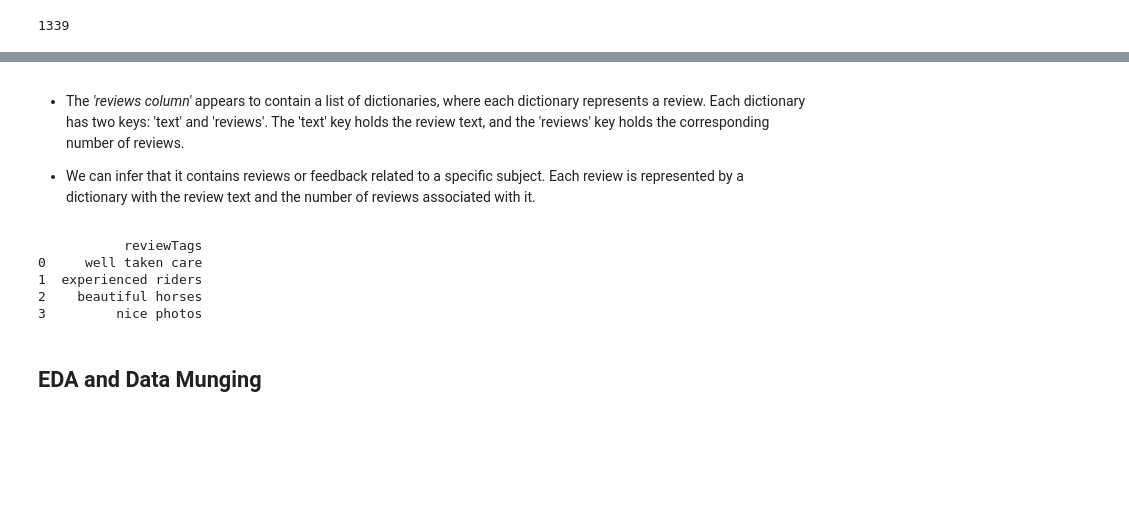
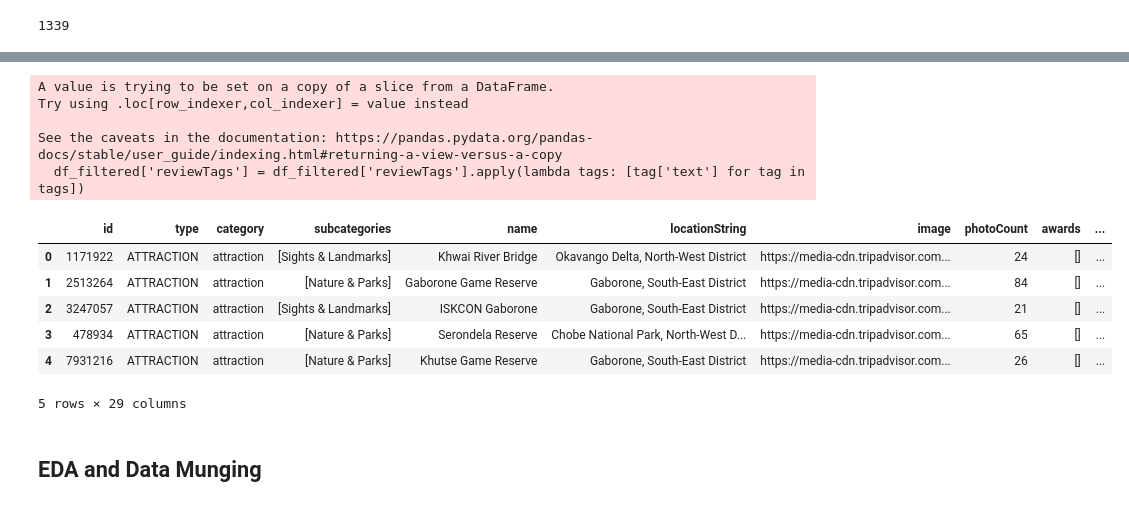
Before and after one commit to R3TR0Quan/travel-destination-recommendation-sys, a Jupyter notebook: misc_notebooks/kane.ipynb, the cells around one changed output, grey strips where cells are left out. Cells and saved outputs as stored; diff of their text form; code cells hidden in the pictures; blank space fills up the shorter version.

```diff
--- a/misc_notebooks/kane.ipynb
+++ b/misc_notebooks/kane.ipynb
@@ -202,31 +207,20 @@ df_filtered['reviewTags'].isnull().sum()
-# %% [markdown]
-- The *'reviews column'*  appears to contain a list of dictionaries, where each dictionary represents a review. Each dictionary has two keys: 'text' and 'reviews'. The 'text' key holds the review text, and the 'reviews' key holds the corresponding number of reviews.
-
-- We can infer that it contains reviews or feedback related to a specific subject. Each review is represented by a dictionary with the review text and the number of reviews associated with it.
-# %%
-import pandas as pd
-from nltk.corpus import stopwords
-from nltk.tokenize import word_tokenize
-
-# Example review tags
-review_tags = ['Well taken care', 'Experienced riders', 'Beautiful horses!', 'Nice photos']
-
-# Convert to lowercase and remove punctuation
-review_tags_cleaned = [tag.lower().replace('!', '') for tag in review_tags]
-
-# Remove stop words
-stop_words = set(stopwords.words('english'))
-review_tags_cleaned = [' '.join([word for word in word_tokenize(tag) if word not in stop_words]) for tag in review_tags_cleaned]
-
-# Create DataFrame with cleaned review tags
-df = pd.DataFrame({'reviewTags': review_tags_cleaned})
-print(df)
-# %% [output]
-           reviewTags
-0     well taken care
-1  experienced riders
-2    beautiful horses
-3         nice photos
+# %%
+df_filtered.loc[:, 'reviewTags'] = df_filtered['reviewTags'].apply(lambda entries: [{'text': entry['text']} for entry in entries] if isinstance(entries, list) else [])
+df_filtered['reviewTags'] = df_filtered['reviewTags'].apply(lambda tags: [tag['text'] for tag in tags])
+df_filtered.head()
+# %% [output]
+A value is trying to be set on a copy of a slice from a DataFrame.
+Try using .loc[row_indexer,col_indexer] = value instead
+
+See the caveats in the documentation: https://pandas.pydata.org/pandas-docs/stable/user_guide/indexing.html#returning-a-view-versus-a-copy
+  df_filtered['reviewTags'] = df_filtered['reviewTags'].apply(lambda tags: [tag['text'] for tag in tags])
+|  | id | type | category | subcategories | name | locationString | image | photoCount | awards | ... |
+| 0 | 1171922 | ATTRACTION | attraction | [Sights & Landmarks] | Khwai River Bridge | Okavango Delta, North-West District | https://media-cdn.tripadvisor.com... | 24 | [] | ... |
+| 1 | 2513264 | ATTRACTION | attraction | [Nature & Parks] | Gaborone Game Reserve | Gaborone, South-East District | https://media-cdn.tripadvisor.com... | 84 | [] | ... |
+| 2 | 3247057 | ATTRACTION | attraction | [Sights & Landmarks] | ISKCON Gaborone | Gaborone, South-East District | https://media-cdn.tripadvisor.com... | 21 | [] | ... |
+| 3 | 478934 | ATTRACTION | attraction | [Nature & Parks] | Serondela Reserve | Chobe National Park, North-West D... | https://media-cdn.tripadvisor.com... | 65 | [] | ... |
+| 4 | 7931216 | ATTRACTION | attraction | [Nature & Parks] | Khutse Game Reserve | Gaborone, South-East District | https://media-cdn.tripadvisor.com... | 26 | [] | ... |
+5 rows × 29 columns
 # %%
 # converting to csv
 # df_filtered.to_csv('condensed_data.csv', index=False)
```
Also changed, not shown: parts of 8 cells of this notebook.
